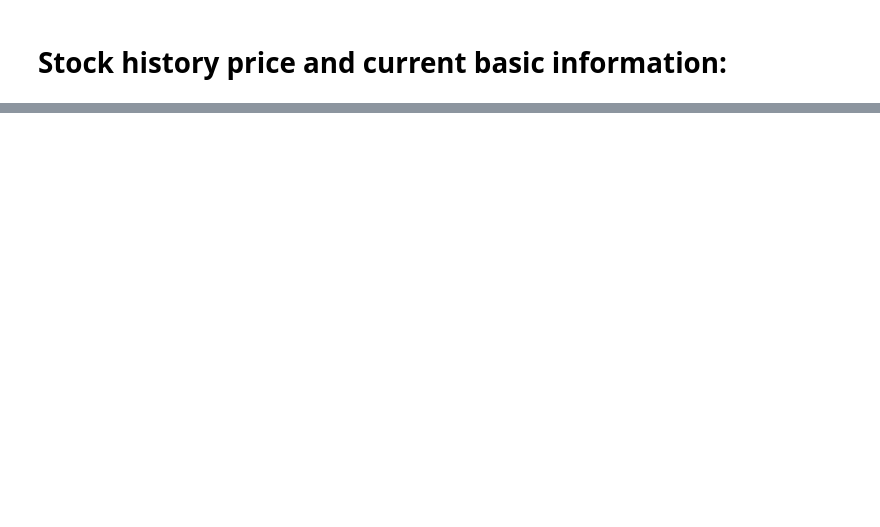
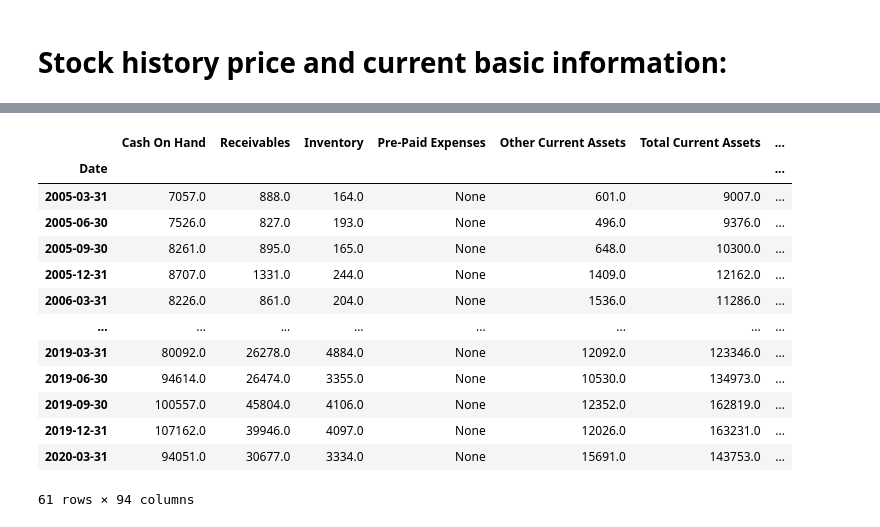
Before and after one commit to lethien/AlgoResearchTool, a Jupyter notebook: Stock_data_download_example.ipynb, the cells around one changed output, grey strips where cells are left out. Saved outputs shown, nothing was run; the diff lists cells and outputs as text; code cells hidden in the pictures; blank space fills up the shorter version.

```diff
--- a/Stock_data_download_example.ipynb
+++ b/Stock_data_download_example.ipynb
@@ -127,3 +96,21 @@ aapl.get_financial_ratios(freq='A')
 | 2017-09-30 | 1.2761 | 0.4203 | 0.8630 | 38.4699 | 26.7604 | 26.7604 | ... |
 | 2018-09-30 | 1.1329 | 0.4666 | 1.0685 | 38.3437 | 26.6940 | 26.6940 | ... |
 | 2019-09-30 | 1.5401 | 0.5036 | 1.1940 | 37.8178 | 24.5720 | 24.5720 | ... |
+# %%
+aapl_func = aapl.get_funcdamental_data()
+aapl_func
+# %% [output]
+|  | Cash On Hand | Receivables | Inventory | Pre-Paid Expenses | Other Current Assets | Total Current Assets | ... |
+| Date |  |  |  |  |  |  | ... |
+| 2005-03-31 | 7057.0 | 888.0 | 164.0 | None | 601.0 | 9007.0 | ... |
+| 2005-06-30 | 7526.0 | 827.0 | 193.0 | None | 496.0 | 9376.0 | ... |
+| 2005-09-30 | 8261.0 | 895.0 | 165.0 | None | 648.0 | 10300.0 | ... |
+| 2005-12-31 | 8707.0 | 1331.0 | 244.0 | None | 1409.0 | 12162.0 | ... |
+| 2006-03-31 | 8226.0 | 861.0 | 204.0 | None | 1536.0 | 11286.0 | ... |
+| ... | ... | ... | ... | ... | ... | ... | ... |
+| 2019-03-31 | 80092.0 | 26278.0 | 4884.0 | None | 12092.0 | 123346.0 | ... |
+| 2019-06-30 | 94614.0 | 26474.0 | 3355.0 | None | 10530.0 | 134973.0 | ... |
+| 2019-09-30 | 100557.0 | 45804.0 | 4106.0 | None | 12352.0 | 162819.0 | ... |
+| 2019-12-31 | 107162.0 | 39946.0 | 4097.0 | None | 12026.0 | 163231.0 | ... |
+| 2020-03-31 | 94051.0 | 30677.0 | 3334.0 | None | 15691.0 | 143753.0 | ... |
+61 rows × 94 columns
```
Also changed, not shown: parts of 9 cells of this notebook, 19 other files.
